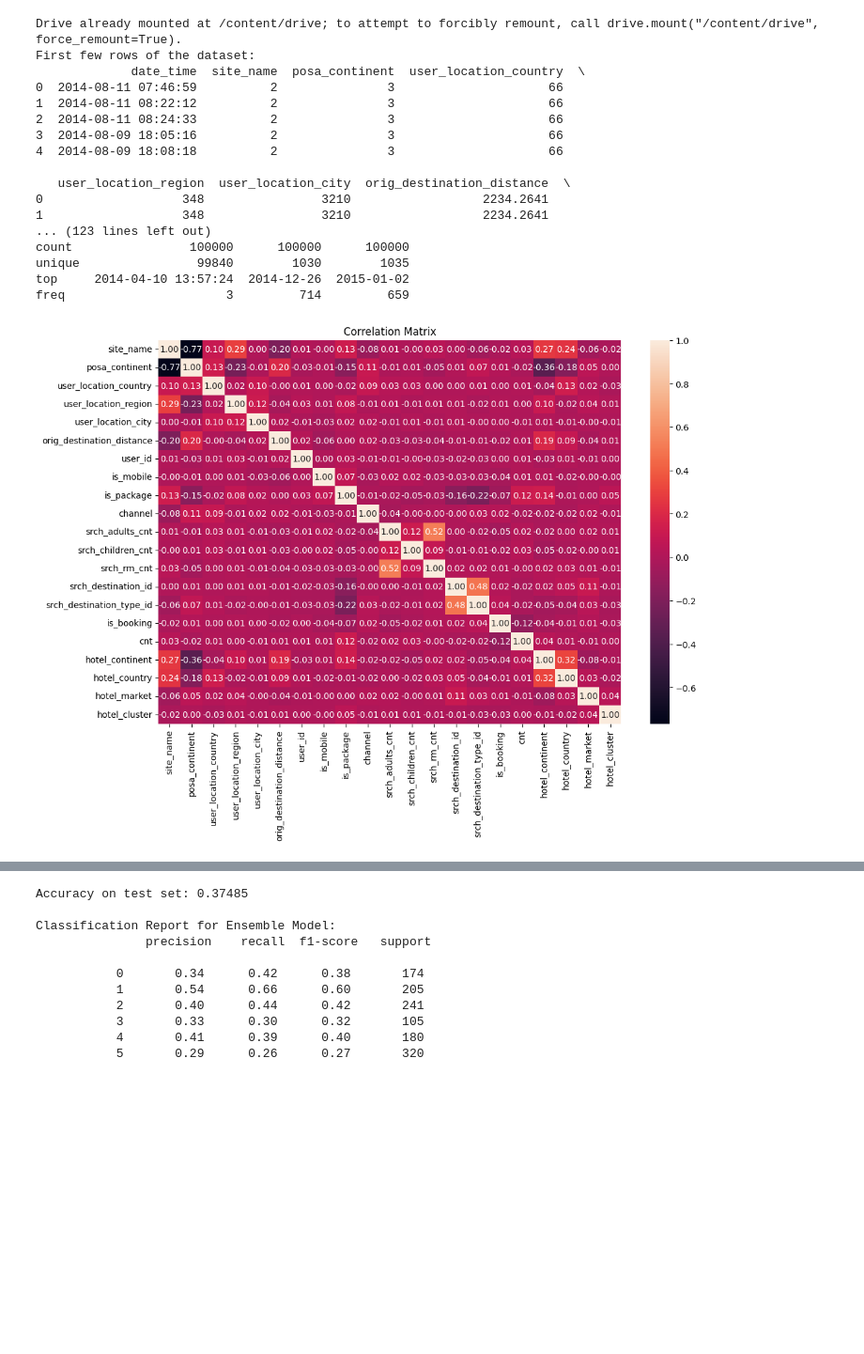
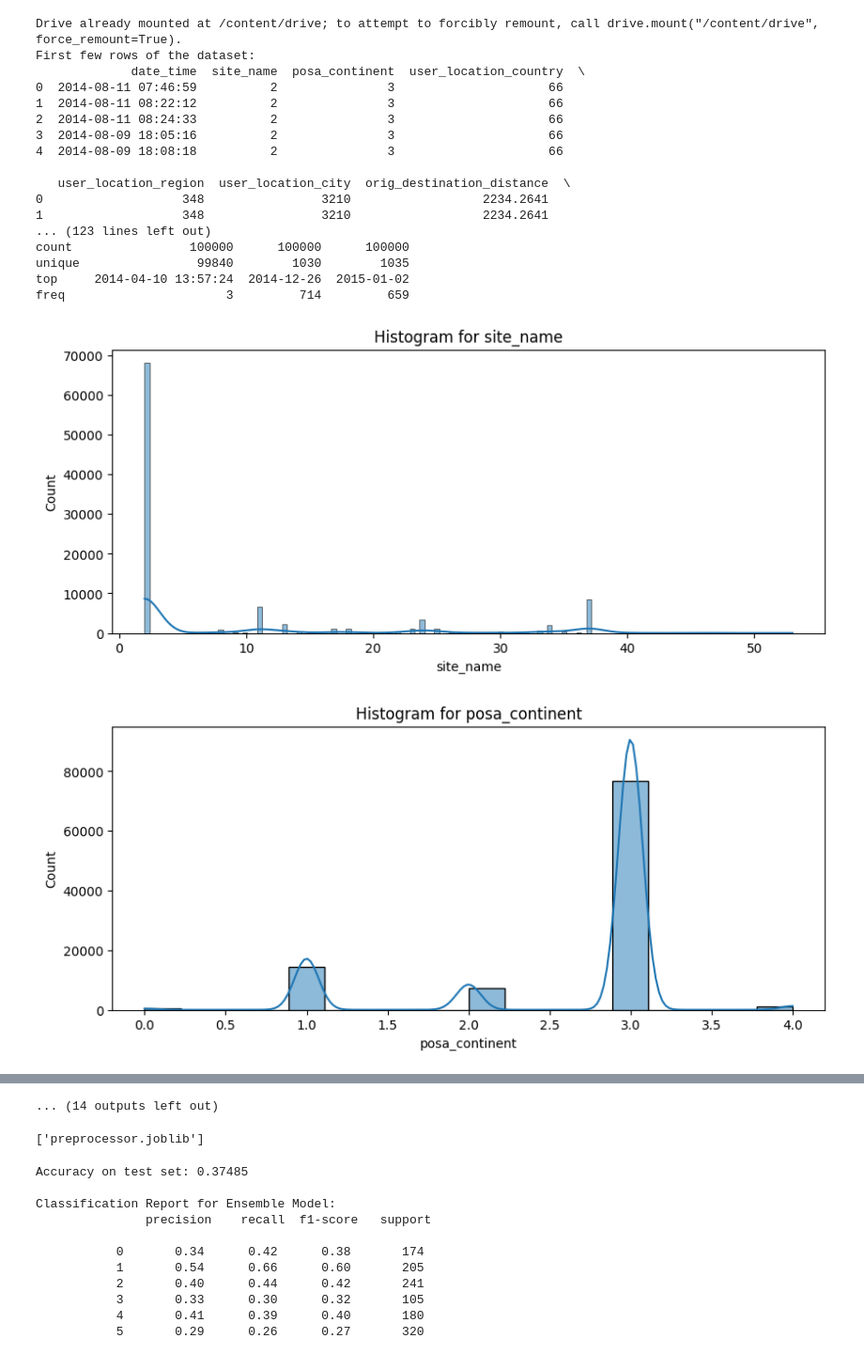
Before and after one commit to PallaviVangari/DM_Hotel_Recommendation_Project, a Jupyter notebook: Hotel_Recommendation_System.ipynb, the cells around one changed output, grey strips where cells are left out. Shown at 94% size. Cells and saved outputs as stored; diff of their text form; code cells hidden in the pictures; blank space fills up the shorter version.

```diff
--- a/Hotel_Recommendation_System.ipynb
+++ b/Hotel_Recommendation_System.ipynb
@@ -51,42 +51,43 @@ print(train.describe(include='object'))
 # Visualization of data distributions
 # Histograms for numerical features
 numerical_features = train.select_dtypes(include=['float64', 'int64']).columns
-# for feature in numerical_features:
-#     plt.figure(figsize=(10, 4))
-#     sns.histplot(train[feature], kde=True)
-#     plt.title(f'Histogram for {feature}')
-#     plt.show()
+for feature in numerical_features:
+    plt.figure(figsize=(10, 4))
+    sns.histplot(train[feature], kde=True)
+    plt.title(f'Histogram for {feature}')
+    plt.show()
 
 # Count plots for categorical features
 categorical_features = train.select_dtypes(include=['object']).columns
-# for feature in categorical_features:
-#     plt.figure(figsize=(10, 4))
-#     sns.countplot(x=feature, data=train)
-#     plt.title(f'Count Plot for {feature}')
-#     plt.xticks(rotation=45)
-#     plt.show()
+for feature in categorical_features:
+    plt.figure(figsize=(10, 4))
+    sns.countplot(x=feature, data=train)
+    plt.title(f'Count Plot for {feature}')
+    plt.xticks(rotation=45)
+    plt.show()
 
 # Correlation matrix
 plt.figure(figsize=(12, 8))
 sns.heatmap(train.corr(), annot=True, fmt=".2f")
 plt.title('Correlation Matrix')
 plt.show()
 # %% [output]
 Drive already mounted at /content/drive; to attempt to forcibly remount, call drive.mount("/content/drive", force_remount=True).
 First few rows of the dataset:
              date_time  site_name  posa_continent  user_location_country  \
 0  2014-08-11 07:46:59          2               3                     66
 1  2014-08-11 08:22:12          2               3                     66
 2  2014-08-11 08:24:33          2               3                     66
 3  2014-08-09 18:05:16          2               3                     66
 4  2014-08-09 18:08:18          2               3                     66
 
    user_location_region  user_location_city  orig_destination_distance  \
 0                   348                3210                  2234.2641
 1                   348                3210                  2234.2641
 ... (123 lines left out)
 count                100000      100000      100000
 unique                99840        1030        1035
 top     2014-04-10 13:57:24  2014-12-26  2015-01-02
 freq                      3         714         659
-[figure, old version]
+[figure, new version]
+[figure, added]
@@ -93,3 +103,4 @@ freq                      3         714         659
+... (14 outputs left out)
 # %%
 # Data Preprocessing for Expedia Hotel Recommendation
 
@@ -143,6 +154,12 @@ X_train_preprocessed, X_test_preprocessed, y_train, y_test = train_test_split(X_
 
 # The preprocessed data is now ready for model training
 # The next step will be to choose a model and proceed with training
+
+# Save the preprocessor
+import joblib
+joblib.dump(preprocessor, 'preprocessor.joblib')
+# %% [output]
+['preprocessor.joblib']
 # %%
 # Ensemble Model Training for Hotel Recommendation System
 
```
Also changed, not shown: parts of 2 cells of this notebook.
